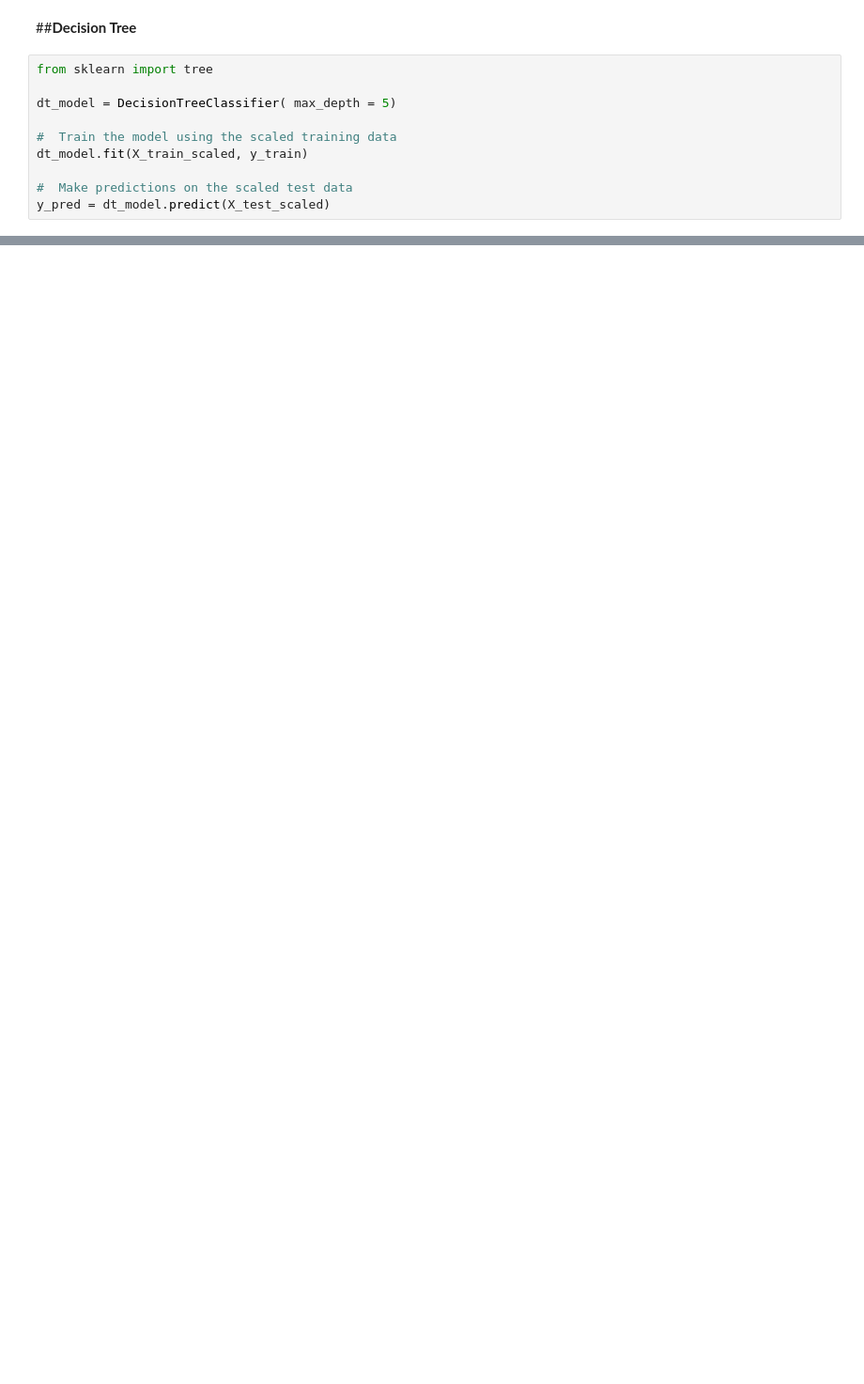
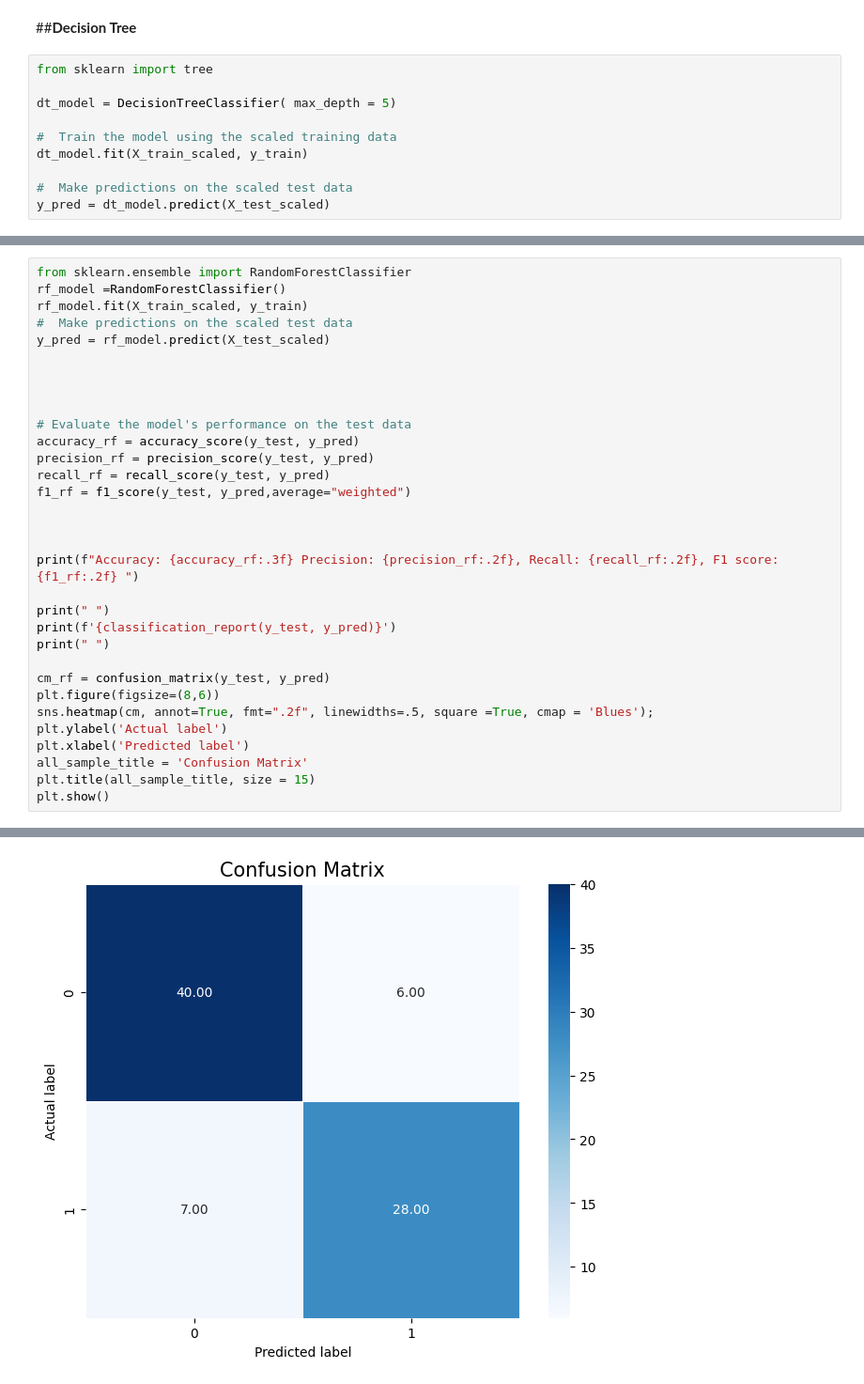
Before and after one commit to leynessa/ds_projects, a Jupyter notebook: heart_disease_prognosis.ipynb, the cells around one changed output, grey strips where cells are left out. Shown at 94% size. Cells and saved outputs as stored; diff of their text form; blank space fills up the shorter version.

```diff
--- a/heart_disease_prognosis.ipynb
+++ b/heart_disease_prognosis.ipynb
@@ -447,0 +573,33 @@ NameError: ignored
+# %%
+from sklearn.ensemble import RandomForestClassifier
+rf_model =RandomForestClassifier()
+rf_model.fit(X_train_scaled, y_train)
+#  Make predictions on the scaled test data
+y_pred = rf_model.predict(X_test_scaled)
+
+
+
+
+# Evaluate the model's performance on the test data
+accuracy_rf = accuracy_score(y_test, y_pred)
+precision_rf = precision_score(y_test, y_pred)
+recall_rf = recall_score(y_test, y_pred)
+f1_rf = f1_score(y_test, y_pred,average="weighted")
+
+
+
+print(f"Accuracy: {accuracy_rf:.3f} Precision: {precision_rf:.2f}, Recall: {recall_rf:.2f}, F1 score:{f1_rf:.2f} ")
+
+print(" ")
+print(f'{classification_report(y_test, y_pred)}')
+print(" ")
+
+cm_rf = confusion_matrix(y_test, y_pred)
+plt.figure(figsize=(8,6))
+sns.heatmap(cm, annot=True, fmt=".2f", linewidths=.5, square =True, cmap = 'Blues');
+plt.ylabel('Actual label')
+plt.xlabel('Predicted label')
+all_sample_title = 'Confusion Matrix'
+plt.title(all_sample_title, size = 15)
+plt.show()
+# %% [output]
@@ -447,0 +616 @@ NameError: ignored
+[figure, added]
```
Also changed, not shown: parts of 47 cells of this notebook.
